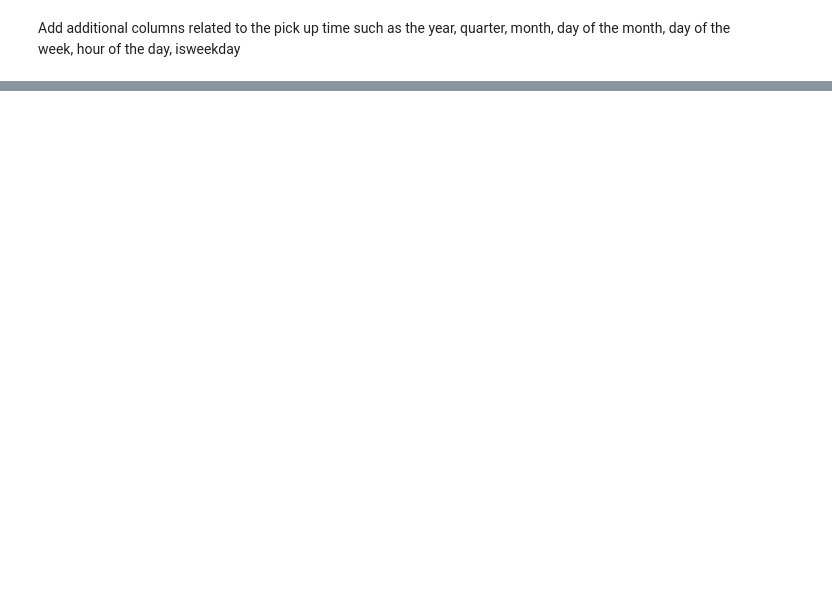
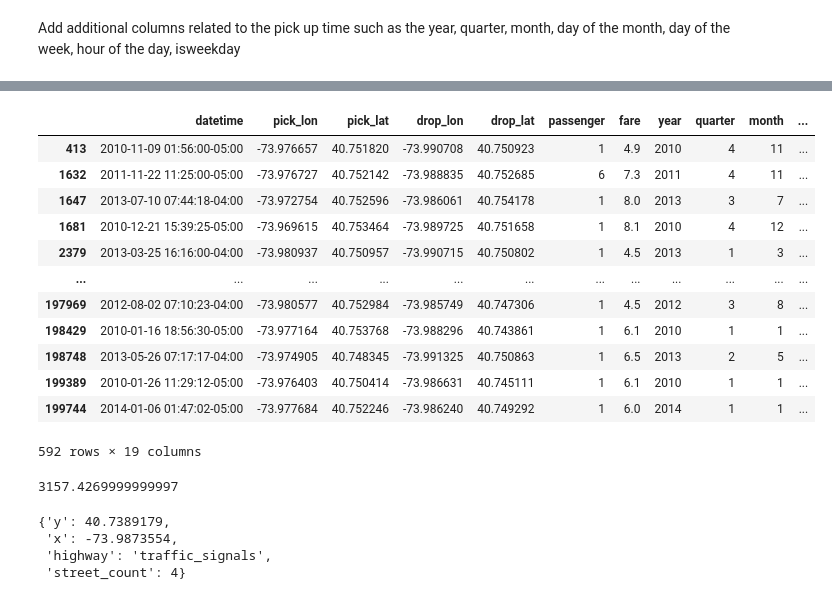
Before and after one commit to nikhil-ravi/ORIE5751Uber, a Jupyter notebook: python/datasets_nikhil.ipynb, the cells around one changed output, grey strips where cells are left out. Cells and saved outputs as stored; diff of their text form; code cells hidden in the pictures; blank space fills up the shorter version.

```diff
--- a/python/datasets_nikhil.ipynb
+++ b/python/datasets_nikhil.ipynb
@@ -245,0 +337,3 @@ ox.save_graphml(G, "BBox.graphml")
+# %%
+# Load the NYC Metro graphml file (should take about 45 seconds)
+G = ox.load_graphml("NYCMetro.graphml")
@@ -245,0 +342,6 @@ ox.save_graphml(G, "BBox.graphml")
+# %%
+dis_dur = []
+pickups = data[["pick_lon","pick_lat"]].values
+pickup_nodes = ox.distance.nearest_nodes(G, pickups[:,0], pickups[:,1])
+dropoffs = data[["drop_lon","drop_lat"]].values
+dropoff_nodes = ox.distance.nearest_nodes(G, dropoffs[:,0], dropoffs[:,1])
@@ -245,0 +384,6 @@ ox.save_graphml(G, "BBox.graphml")
+# %%
+data["distance"] = data.distance.round(2)
+data["duration"] = data.duration.round(2)
+# %%
+data['pick_nodes'] = pickup_nodes
+data['drop_nodes'] = dropoff_nodes
@@ -245,0 +409,16 @@ ox.save_graphml(G, "BBox.graphml")
+# %%
+data[(data.pick_nodes == 42438898) & (data.drop_nodes == 4597668039)]
+# %% [output]
+|  | datetime | pick_lon | pick_lat | drop_lon | drop_lat | passenger | fare | year | quarter | month | ... |
+| 413 | 2010-11-09 01:56:00-05:00 | -73.976657 | 40.751820 | -73.990708 | 40.750923 | 1 | 4.9 | 2010 | 4 | 11 | ... |
+| 1632 | 2011-11-22 11:25:00-05:00 | -73.976727 | 40.752142 | -73.988835 | 40.752685 | 6 | 7.3 | 2011 | 4 | 11 | ... |
+| 1647 | 2013-07-10 07:44:18-04:00 | -73.972754 | 40.752596 | -73.986061 | 40.754178 | 1 | 8.0 | 2013 | 3 | 7 | ... |
+| 1681 | 2010-12-21 15:39:25-05:00 | -73.969615 | 40.753464 | -73.989725 | 40.751658 | 1 | 8.1 | 2010 | 4 | 12 | ... |
+| 2379 | 2013-03-25 16:16:00-04:00 | -73.980937 | 40.750957 | -73.990715 | 40.750802 | 1 | 4.5 | 2013 | 1 | 3 | ... |
+| ... | ... | ... | ... | ... | ... | ... | ... | ... | ... | ... | ... |
+| 197969 | 2012-08-02 07:10:23-04:00 | -73.980577 | 40.752984 | -73.985749 | 40.747306 | 1 | 4.5 | 2012 | 3 | 8 | ... |
+| 198429 | 2010-01-16 18:56:30-05:00 | -73.977164 | 40.753768 | -73.988296 | 40.743861 | 1 | 6.1 | 2010 | 1 | 1 | ... |
+| 198748 | 2013-05-26 07:17:17-04:00 | -73.974905 | 40.748345 | -73.991325 | 40.750863 | 1 | 6.5 | 2013 | 2 | 5 | ... |
+| 199389 | 2010-01-26 11:29:12-05:00 | -73.976403 | 40.750414 | -73.986631 | 40.745111 | 1 | 6.1 | 2010 | 1 | 1 | ... |
+| 199744 | 2014-01-06 01:47:02-05:00 | -73.977684 | 40.752246 | -73.986240 | 40.749292 | 1 | 6.0 | 2014 | 1 | 1 | ... |
+592 rows × 19 columns
@@ -245,0 +427,11 @@ ox.save_graphml(G, "BBox.graphml")
+# %%
+nx.shortest_path_length(G2,42438898,4597668039,weight='length')
+# %% [output]
+3157.4269999999997
+# %%
+dict(G.nodes(data=True))[4597668039]
+# %% [output]
+{'y': 40.7389179,
+ 'x': -73.9873554,
+ 'highway': 'traffic_signals',
+ 'street_count': 4}
```
Also changed, not shown: parts of 51 cells of this notebook, 27 other files.
